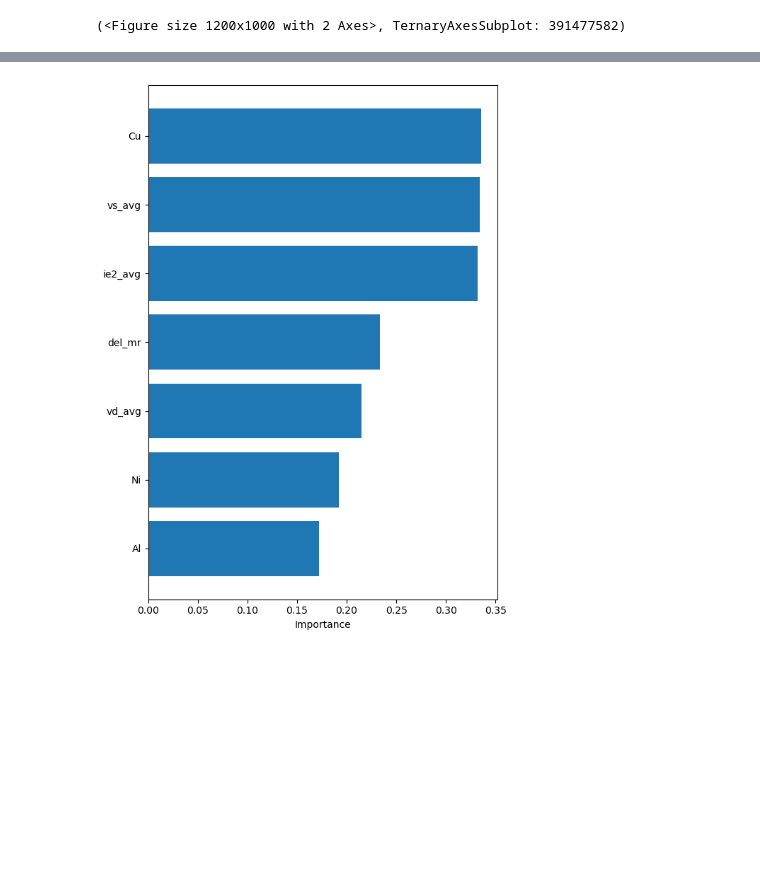
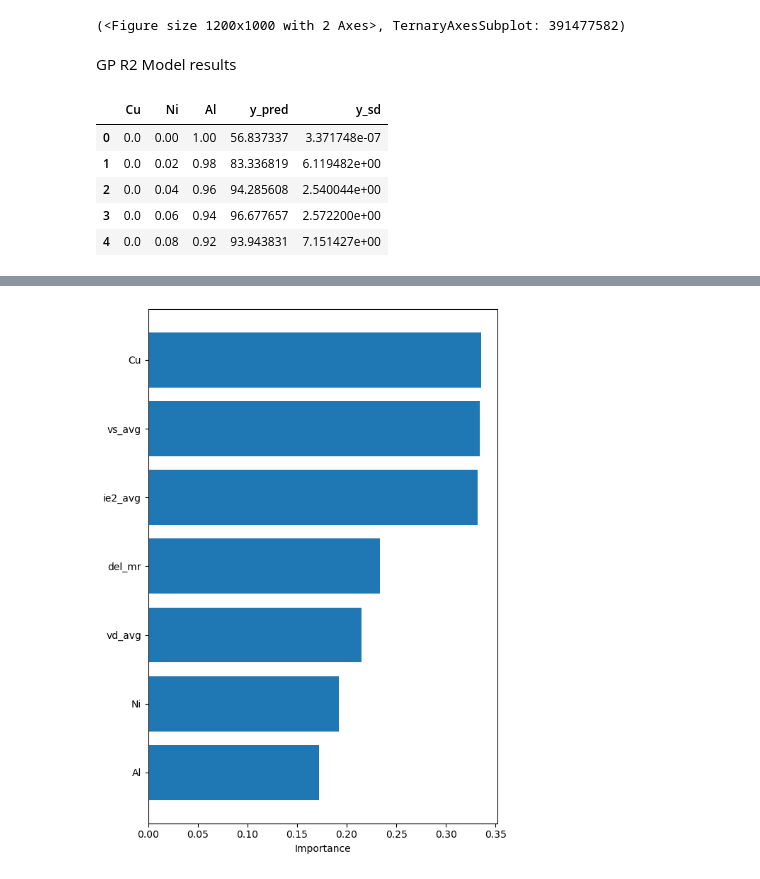
Before and after one commit to linarojas0824/Hybrid-Experimental-Data-Driven-Workflow, a Jupyter notebook: scripts/Notebooks/02_Model Training.ipynb, the cells around one changed output, grey strips where cells are left out. Saved outputs shown, nothing was run; the diff lists cells and outputs as text; code cells hidden in the pictures; blank space fills up the shorter version.

```diff
--- a/scripts/Notebooks/02_Model Training.ipynb
+++ b/scripts/Notebooks/02_Model Training.ipynb
@@ -197,3 +212,5 @@ plot_ternary_heatmap(
 # %% [output]
 [figure]
 (<Figure size 1200x1000 with 2 Axes>, TernaryAxesSubplot: 391477582)
+# %% [markdown]
+GP R2 Model results
@@ -199,0 +220,9 @@ plot_ternary_heatmap(
+# %%
+gp_r.head(5)
+# %% [output]
+|  | Cu | Ni | Al | y_pred | y_sd |
+| 0 | 0.0 | 0.00 | 1.00 | 56.837337 | 3.371748e-07 |
+| 1 | 0.0 | 0.02 | 0.98 | 83.336819 | 6.119482e+00 |
+| 2 | 0.0 | 0.04 | 0.96 | 94.285608 | 2.540044e+00 |
+| 3 | 0.0 | 0.06 | 0.94 | 96.677657 | 2.572200e+00 |
+| 4 | 0.0 | 0.08 | 0.92 | 93.943831 | 7.151427e+00 |
```
Also changed, not shown: parts of 11 cells of this notebook, 5 other files.
